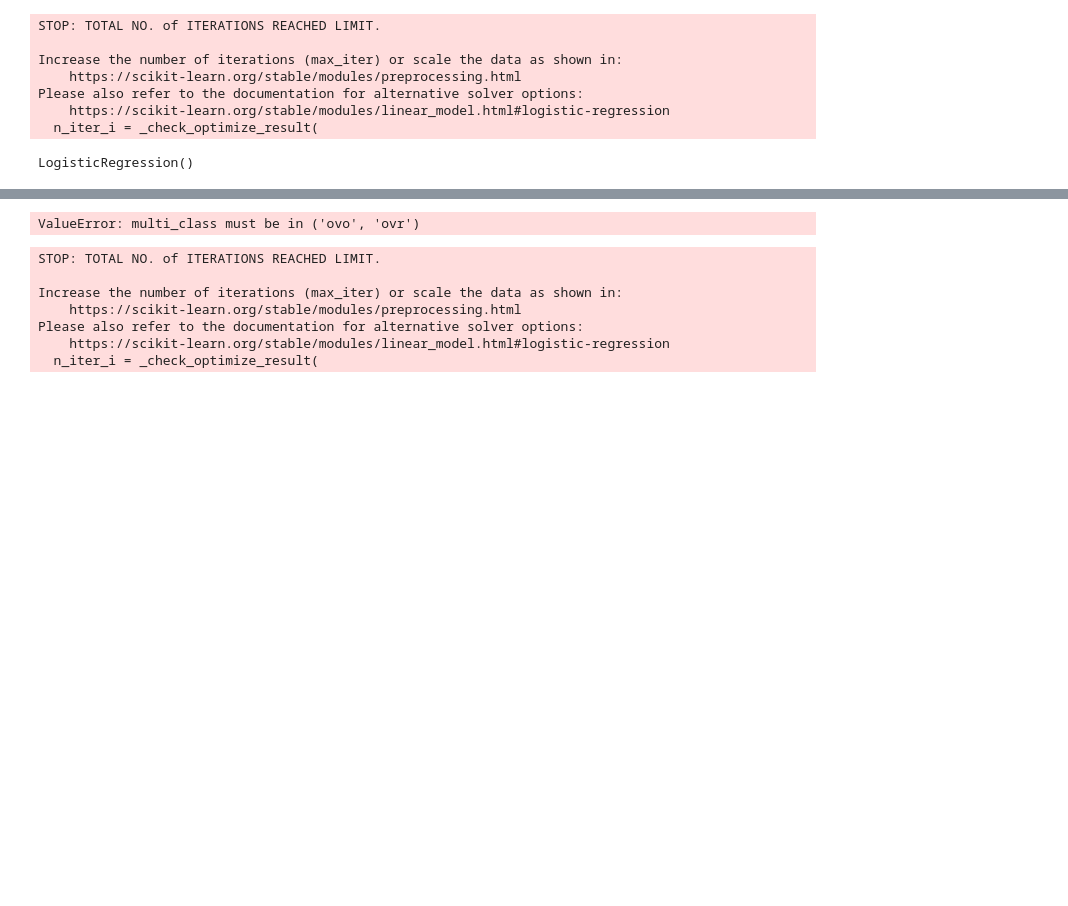
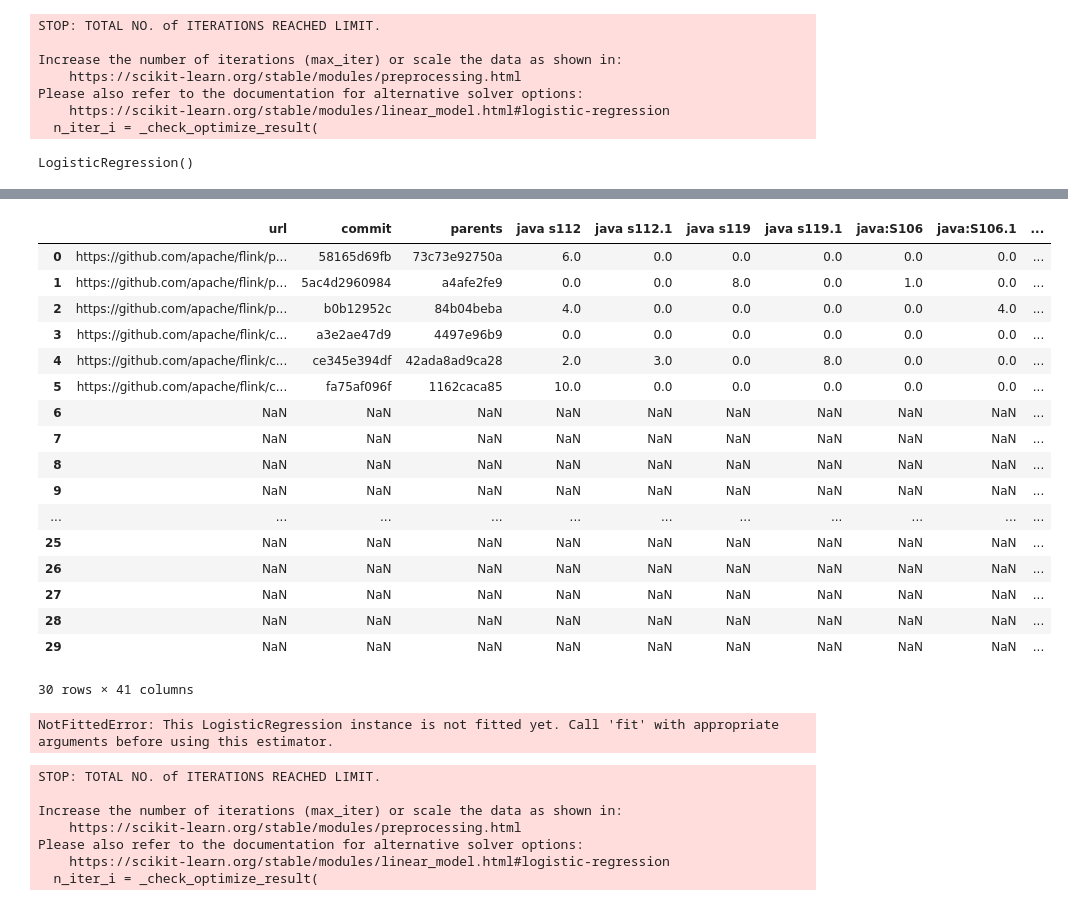
Before and after one commit to beaw21/Demo, a Jupyter notebook: test.04/predictive_model AUC Data test set.ipynb, the cells around one changed output, grey strips where cells are left out. Saved outputs shown, nothing was run; the diff lists cells and outputs as text; code cells hidden in the pictures; blank space fills up the shorter version.

Commit message:
build file pandas
data separate smell  time and file

```diff
--- a/test.04/predictive_model AUC Data test set.ipynb
+++ b/test.04/predictive_model AUC Data test set.ipynb
@@ -117,3 +119,25 @@ print(predictions[0:5])
+# %%
+df  = pd.read_csv("type_smells_2.csv")
+df
+# %% [output]
+|  | url | commit | parents | java s112 | java s112.1 | java s119 | java s119.1 | java:S106 | java:S106.1 | ... |
+| 0 | https://github.com/apache/flink/p... | 58165d69fb | 73c73e92750a | 6.0 | 0.0 | 0.0 | 0.0 | 0.0 | 0.0 | ... |
+| 1 | https://github.com/apache/flink/p... | 5ac4d2960984 | a4afe2fe9 | 0.0 | 0.0 | 8.0 | 0.0 | 1.0 | 0.0 | ... |
+| 2 | https://github.com/apache/flink/p... | b0b12952c | 84b04beba | 4.0 | 0.0 | 0.0 | 0.0 | 0.0 | 4.0 | ... |
+| 3 | https://github.com/apache/flink/c... | a3e2ae47d9 | 4497e96b9 | 0.0 | 0.0 | 0.0 | 0.0 | 0.0 | 0.0 | ... |
+| 4 | https://github.com/apache/flink/c... | ce345e394df | 42ada8ad9ca28 | 2.0 | 3.0 | 0.0 | 8.0 | 0.0 | 0.0 | ... |
+| 5 | https://github.com/apache/flink/c... | fa75af096f | 1162caca85 | 10.0 | 0.0 | 0.0 | 0.0 | 0.0 | 0.0 | ... |
+| 6 | NaN | NaN | NaN | NaN | NaN | NaN | NaN | NaN | NaN | ... |
+| 7 | NaN | NaN | NaN | NaN | NaN | NaN | NaN | NaN | NaN | ... |
+| 8 | NaN | NaN | NaN | NaN | NaN | NaN | NaN | NaN | NaN | ... |
+| 9 | NaN | NaN | NaN | NaN | NaN | NaN | NaN | NaN | NaN | ... |
+| ... | ... | ... | ... | ... | ... | ... | ... | ... | ... | ... |
+| 25 | NaN | NaN | NaN | NaN | NaN | NaN | NaN | NaN | NaN | ... |
+| 26 | NaN | NaN | NaN | NaN | NaN | NaN | NaN | NaN | NaN | ... |
+| 27 | NaN | NaN | NaN | NaN | NaN | NaN | NaN | NaN | NaN | ... |
+| 28 | NaN | NaN | NaN | NaN | NaN | NaN | NaN | NaN | NaN | ... |
+| 29 | NaN | NaN | NaN | NaN | NaN | NaN | NaN | NaN | NaN | ... |
+30 rows × 41 columns
 # %%
 #take function use variable, the target, and the base table as an argument
 def auc(variable , target , basetable):
@@ -128,10 +152,11 @@ def auc(variable , target , basetable):
     auc = roc_auc_score(y1 , predictions)
     return(auc)
 # %%
-auc = roc_auc_score(y, predictions)
+predictions = logreg.predict_log_proba(x)
+auc = roc_auc_score(y, predictions )
 print(round(auc,2))
 # %% [output]
-ValueError: multi_class must be in ('ovo', 'ovr')
+NotFittedError: This LogisticRegression instance is not fitted yet. Call 'fit' with appropriate arguments before using this estimator.
 # %%
 #data 2 catitory
 variables_1 = ['sum_smells_open_commit',
```
Also changed, not shown: parts of 7 cells of this notebook, 2 other files.
